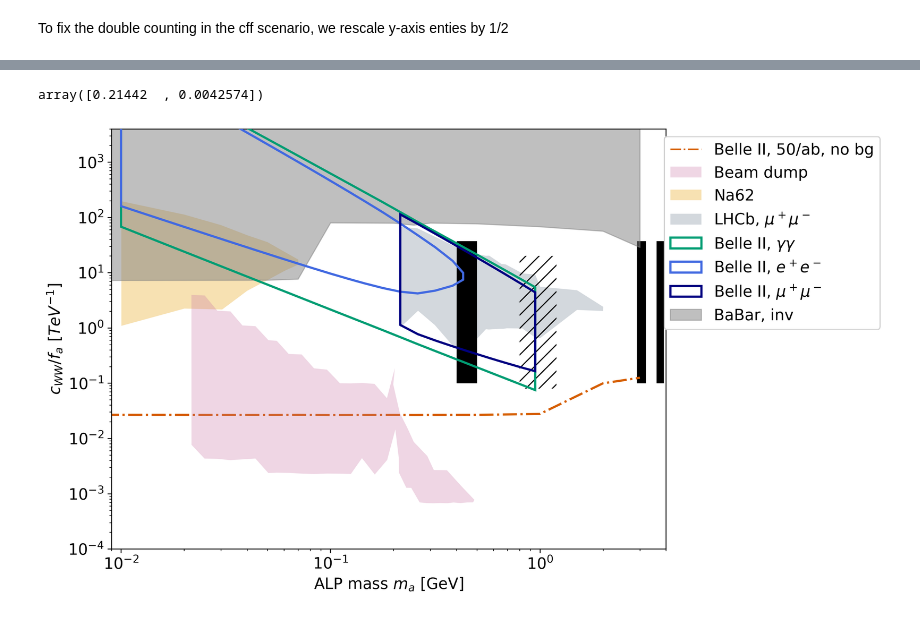
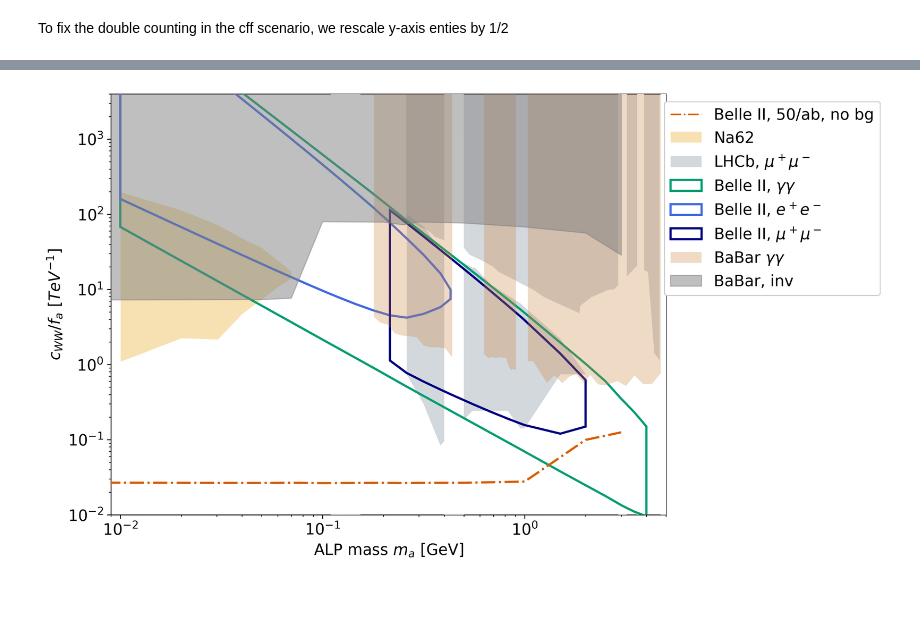
Before and after one commit to anasthesia/alps-BelleII, a Jupyter notebook: python/alps-plots.ipynb, the cells around one changed output, grey strips where cells are left out. Drawn from its saved outputs; the diff is of its cells as text; code cells hidden in the pictures.

```diff
--- a/python/alps-plots.ipynb
+++ b/python/alps-plots.ipynb
@@ -67,5 +67,5 @@ BellIIInvBounds50ab0bkg=genfromtxt('../ruth/b2_50_0bg.txt', delimiter='\t')
 BellIIInvBounds05abWithbkg=genfromtxt('../ruth/b2_05_bg.txt', delimiter='\t')
 BellIIInvBounds50abWithbkg=genfromtxt('../ruth/b2_50_bg.txt', delimiter='\t')
 # %%
-LHCbBoundscff=genfromtxt('output/LHCb_cff_new.dat', delimiter='\t')
-LHCbBoundscWW=genfromtxt('output/LHCb_cWW_new.dat', delimiter='\t')
+LHCbBoundscff=genfromtxt('output/LHCb_cff.dat', delimiter='\t')
+LHCbBoundscWW=genfromtxt('output/LHCb_cWW.dat', delimiter='\t')
@@ -72,3 +78,6 @@ LHCbBoundscWW=genfromtxt('output/LHCb_cWW_new.dat', delimiter='\t')
+# %%
+LHCbBoundsPromptcff=genfromtxt('output/LHCb_cff-prompt.dat', delimiter='\t')
+LHCbBoundsPromptcWW=genfromtxt('output/LHCb_cWW-prompt.dat', delimiter='\t')
 # %%
 Na62Boundscff = genfromtxt('output/Na62_cff.dat', delimiter='\t')
 Na62BoundscWW = genfromtxt('output/Na62_cWW.dat', delimiter='\t')
@@ -96,3 +105,7 @@ BaBargammagammaBoundscWW = genfromtxt('output/BaBar-gammagamma_cWW.dat', delimit
+# %%
+BaBargammagammaBoundscWW1 = genfromtxt('output/BaBar-gammagamma_cWW-1.dat', delimiter='\t')
+BaBargammagammaBoundscWW2 = genfromtxt('output/BaBar-gammagamma_cWW-2.dat', delimiter='\t')
+BaBargammagammaBoundscWW3 = genfromtxt('output/BaBar-gammagamma_cWW-3.dat', delimiter='\t')
 # %% [markdown]
 ## Plot styles
 # %%
@@ -475,91 +454,89 @@ plt.savefig('plots/Bounds-existing-cff.png', dpi=300, bbox_inches='tight')
-# %%
-LHCbBoundscff[np.argmax(LHCbBoundscff[10:,0]<0.5)]
-# %% [output]
-array([0.21442  , 0.0042574])
 # %%
 fig, ax = plt.subplots(figsize=(9, 7))
 
-plotGen(BeamDumpBoundscff,"oppacpolygon",colorBeamDump,0,0.5,0.4, label='Beam dump',zorder=3)
 
-plotGen(Na62BoundscWW,"oppacpolygon",colorNa62,0,1, label='Na62')
-plotCutOutRegions(cutoutRegionsNa62,0.05,0.2,10**-2,10**5,2,color="white")
+plotGen(Na62BoundscWW,"oppacpolygon",colorNa62,0,None,1, label='Na62',zorder=2)
+plotCutOutRegions(cutoutRegionsNa62,0.05,0.2,10**-2,10**5,3,color="white")
 
+plotGen(LHCbBoundscWW,"oppacpolygon",colorLHCb,0,6,1,label='LHCb, $\mu^+ \mu^-$',zorder=1)
 
-plotGen(LHCbBoundscWW,"oppacpolygon",colorLHCb,0,5,0.6, label='LHCb, $\mu^+ \mu^-$',zorder=1)
-# plotGen(LHCbBounds,"nonfilledpolygon","grey",1)
-plotCutOutRegions(cutoutRegionsLHCb,0.3,5,10**-1,\
-                  LHCbBoundscWW[np.argmax(LHCbBoundscWW[10:,0]<0.5)+10][1],2,\
-                  color="black")
+# plotGen(LHCbBoundscWWlowMass,"oppacpolygon",colorLHCb,0,5,0.6, label='LHCb, $\mu^+ \mu^-$',zorder=3)
+# plotGen(LHCbBoundscWWhighMass,"oppacpolygon",colorLHCb,0,5,0.6, zorder=3)
+# plotCutOutRegions(cutoutRegionsLHCbHighMasses,0.3,5,3*10**-4,10**-2,5,color="black")
 
-# ax.plot(BaBarBounds[:,0],BaBarBounds[:,1],c=colorBaBar, ls='--',lw=2)
-ax.fill_between(BaBarBounds[:,0], BaBarBounds[:,2], y2=10**4, color=colorBaBar,zorder=2,alpha=0.5,\
-               label='BaBar, inv')
+plotGen(LHCbBoundsPromptcWW,"oppacpolygon",colorLHCb,0,6,1,zorder=1)
+plotCutOutRegions(cutoutRegionsLHCb,0.3,5,10**-3,10**5,5,color="white")
 
 
 # ax.plot(BellIIInvBounds05abWithbkg[:,0],BellIIInvBounds05abWithbkg[:,2],c=colorBelleIIinvWithbkg, ls='-',lw=2)
 # ax.plot(BellIIInvBounds50abWithbkg[:,0],BellIIInvBounds50abWithbkg[:,2],c=colorBelleIIinvWithbkg, ls='-.',lw=2)
 
 # ax.plot(BellIIInvBounds05ab0bkg[:,0],BellIIInvBounds05ab0bkg[:,2],c=colorBelleIIinvNobkg, ls='-',lw=2)
-ax.plot(BellIIInvBounds50ab0bkg[:,0],BellIIInvBounds50ab0bkg[:,2],c=colorBelleIIinvNobkg, ls='-.',lw=2)
 
 # plotGen(stackBounds(masslist,readArrayVisibleBoundBelleIIcWW[:,5,0],\
 #                     readArrayVisibleBoundBelleIIcWW[:,5,1]),"oppacpolygon","deepskyblue",0,1,0.4,\
 #                     label='Belle II, $X=\gamma \gamma $',zorder=3)
 plotGen(stackBounds(masslist,readArrayVisibleBoundBelleIIcWW[:,5,0],\
-                    readArrayVisibleBoundBelleIIcWW[:,5,1]),"nonfilledpolygon",colorBelleIIDispgamma,2,1,\
-                    label='Belle II, $\gamma \gamma $',zorder=3)
+                    readArrayVisibleBoundBelleIIcWW[:,5,1]),"nonfilledpolygon",colorBelleIIDispgamma,2,None,\
+                    label='Belle II, $\gamma \gamma $',zorder=5)
 
 # plotGen(stackBounds(masslist,readArrayVisibleBoundBelleIIcWW[:,0,0],\
 #                     readArrayVisibleBoundBelleIIcWW[:,0,1]),"oppacpolygon","darkblue",0,1,0.3,\
 #                     label='Belle II, $X=e^+ e^-$',zorder=3)
 plotGen(stackBounds(masslist,readArrayVisibleBoundBelleIIcWW[:,0,0],\
-                    readArrayVisibleBoundBelleIIcWW[:,0,1]),"nonfilledpolygon",colorBelleIIDispe,2,1,\
-                    label='Belle II, $e^+ e^-$',zorder=3)
+                    readArrayVisibleBoundBelleIIcWW[:,0,1]),"nonfilledpolygon",colorBelleIIDispe,2,None,\
+                    label='Belle II, $e^+ e^-$',zorder=5)
 
 # plotGen(stackBounds(masslist,readArrayVisibleBoundBelleIIcWW[:,1,0],\
 #                     readArrayVisibleBoundBelleIIcWW[:,1,1]),"oppacpolygon","rebeccapurple",0,1,0.5,\
 #                     label='Belle II, $X=\mu^+ \mu^-$',zorder=3)
 plotGen(stackBounds(masslist,readArrayVisibleBoundBelleIIcWW[:,1,0],\
-                    readArrayVisibleBoundBelleIIcWW[:,1,1]),"nonfilledpolygon",colorBelleIIDispmu,2,1,\
-                       label='Belle II, $\mu^+ \mu^-$',zorder=3)
+                    readArrayVisibleBoundBelleIIcWW[:,1,1]),"nonfilledpolygon",colorBelleIIDispmu,2,None,\
+                       label='Belle II, $\mu^+ \mu^-$',zorder=5)
 
-p = mpatches.Rectangle((0.8,8*10**-2), 0.4, 20, linewidth=0, fill=None, hatch='//')
-ax.add_patch(p)
+# p = mpatches.Rectangle((0.8,8*10**-2), 0.4, 20, linewidth=0, fill=None, hatch='//')
+# ax.add_patch(p)
 
+plotGen(BaBargammagammaBoundscWW1,"oppacpolygon",colorBaBargammagamma,0,None,1,label='BaBar $\gamma \gamma$',zorder=5)
+plotGen(BaBargammagammaBoundscWW2,"oppacpolygon",colorBaBargammagamma,0,None,1,zorder=5)
+plotGen(BaBargammagammaBoundscWW3,"oppacpolygon",colorBaBargammagamma,0,None,1,zorder=5)
 
-# ax.set_title('Projected bounds on $BR( B^+ \\rightarrow K^+ + X )$')
+ax.fill_between(BaBarBounds[:,0], BaBarBounds[:,2], y2=10**4, color=colorBaBar,zorder=6,alpha=0.5,\
+               label='BaBar, inv')
+
+ax.plot(BellIIInvBounds50ab0bkg[:,0],BellIIInvBounds50ab0bkg[:,2],c=colorBelleIIinvNobkg, ls='-.',lw=2,zorder=5)
 
 ax.set_xlabel('ALP mass $m_a$ [GeV]')
 ax.set_ylabel('$c_{WW}/f_a\ [TeV^{-1}]$')
 ax.set_xscale('log')
 ax.set_yscale('log')
-ax.set_xlim(9*10**-3, 4)
-ax.set_ylim(10**-4, 4*10**3)
+ax.set_xlim(9*10**-3, 5)
+ax.set_ylim(10**-2, 4*10**3)
 
 handles, labels = ax.get_legend_handles_labels()
 babar= mlines.Line2D([], [], color='grey', linestyle='--',
                           markersize=15, label='BaBar, X='+"ME")
 belleIIInv= mlines.Line2D([], [], color=colorBelleIIinvNobkg, linestyle='-',
                           markersize=15, label='Belle II, 0.5/ab, no bg')
 belleIIInv50= mlines.Line2D([], [], color=colorBelleIIinvNobkg, linestyle='-.',
                           markersize=15, label='Belle II, 50/ab, no bg')
 belleIIInvbg= mlines.Line2D([], [], color=colorBelleIIinvWithbkg, linestyle='-',
                           markersize=15, label='Belle II, 0.5/ab, with bg')
 belleIIInv50bg= mlines.Line2D([], [], color=colorBelleIIinvWithbkg, linestyle='-.',
                           markersize=15, label='Belle II, 50/ab, with bg')
 
 handles.insert(0, belleIIInv50)
 # handles.insert(0, belleIIInv)
 # handles.insert(0, belleIIInv50bg)
 # handles.insert(0, belleIIInvbg)
 # handles.insert(0, babar)
 
 ax.legend(handles=handles, loc='upper right', bbox_to_anchor=(1.4, 1), framealpha=1)
 
 
 plt.savefig('plots/Bounds-projections-cWW.png', dpi=300, bbox_inches='tight')
 # %% [output]
-[figure, old version]
+[figure, new version]
 # %%
 fig, ax = plt.subplots(figsize=(9, 7))
 
```
Also changed, not shown: parts of 9 cells of this notebook, 18 other files.
